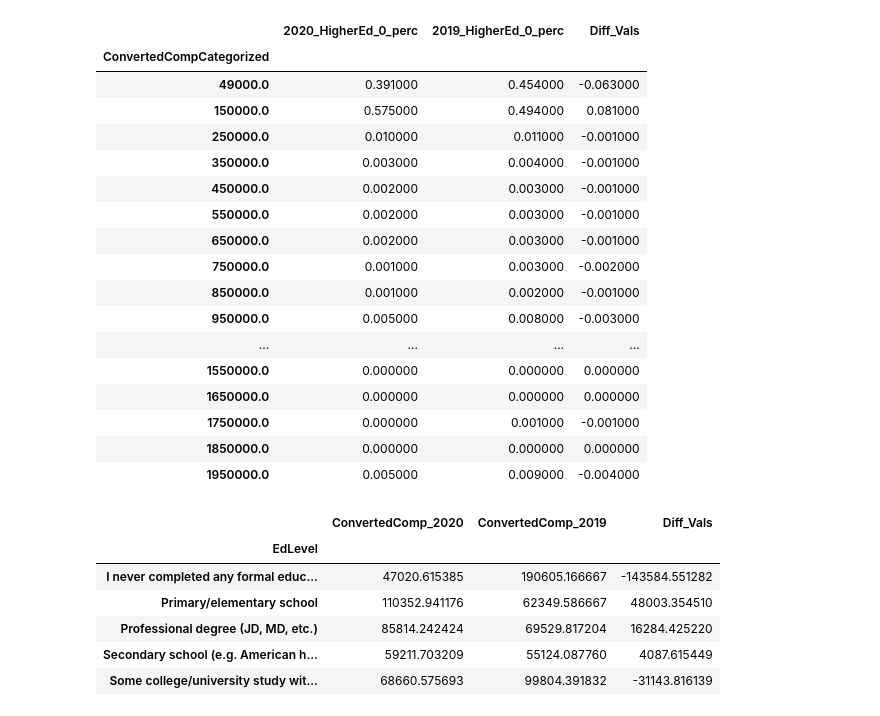
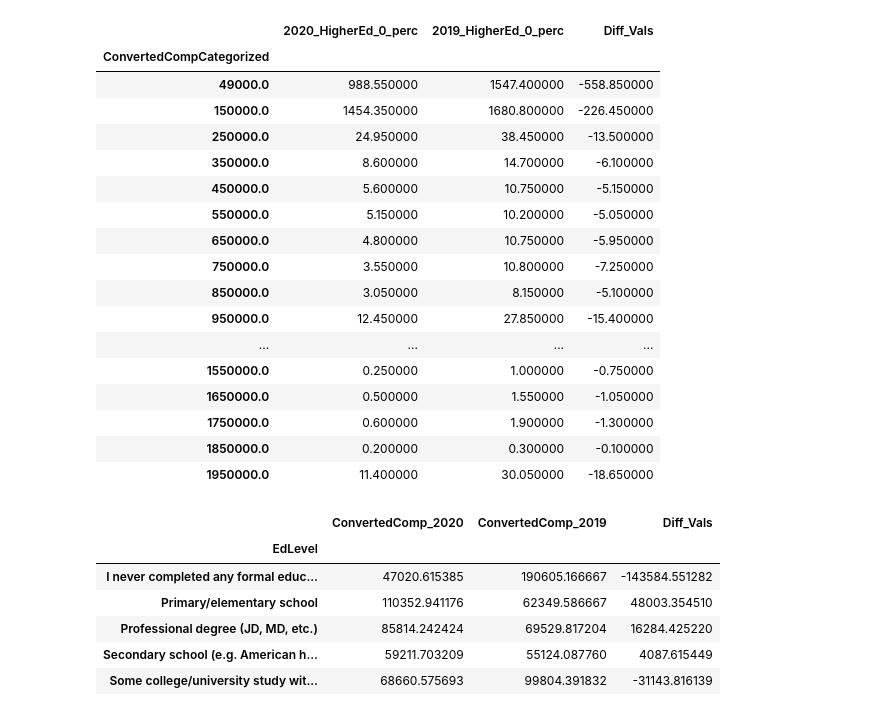
Before and after one commit to raminzohouri/stackoverflow_survey_analysis, a Jupyter notebook: src/compare_surveys.ipynb, the cells around one changed output. Drawn from its saved outputs; the diff is of its cells as text; code cells hidden in the pictures.

```diff
--- a/src/compare_surveys.ipynb
+++ b/src/compare_surveys.ipynb
@@ -181,8 +181,8 @@ d1_diff.plot(kind='bar',figsize=(20,10), title='Changes in using various type of
 # %%
-c, n = t.categorize_values_in_range(df19, 'ConvertedComp', 20);
+c, n = t.categorize_values_in_range(df19['ConvertedComp'], 20);
 df19[n]=c;
 comp_df19 =t.compare_multiple_choice_with_filter(df19, n, 'HigherEd', [0,1])
-c, n = t.categorize_values_in_range(df20, 'ConvertedComp', 20);
+c, n = t.categorize_values_in_range(df20['ConvertedComp'], 20);
 df20[n]=c;
 comp_df20 =t.compare_multiple_choice_with_filter(df20, n, 'HigherEd', [0,1])
 comp_df = t.compare_categorical_dataframes(comp_df20.HigherEd_1_perc, comp_df19.HigherEd_1_perc,'2020_HigherEd_1_perc','2019_HigherEd_1_perc')
@@ -209,31 +209,31 @@ comp_df.style.bar(subset=[comp_df.columns[-1]], align='mid', color=['#d65f5f', '
 # %%
-c, n = t.categorize_values_in_range(df19, 'ConvertedComp', 20);
+c, n = t.categorize_values_in_range(df19['ConvertedComp'], 20);
 df19[n]=c;
 comp_df19 =t.compare_multiple_choice_with_filter(df19, n, 'HigherEd', [0,1])
-c, n = t.categorize_values_in_range(df20, 'ConvertedComp', 20);
+c, n = t.categorize_values_in_range(df20['ConvertedComp'], 20);
 df20[n]=c;
 comp_df20 =t.compare_multiple_choice_with_filter(df20, n, 'HigherEd', [0,1])
 comp_df = t.compare_categorical_dataframes(comp_df20.HigherEd_0_perc, comp_df19.HigherEd_0_perc,'2020_HigherEd_0_perc','2019_HigherEd_0_perc')
 comp_df.style.bar(subset=[comp_df.columns[-1]], align='mid', color=['#d65f5f', '#5fba7d'])
 # %% [output]
 |  | 2020_HigherEd_0_perc | 2019_HigherEd_0_perc | Diff_Vals |
 | ConvertedCompCategorized |  |  |  |
-| 49000.0 | 0.391000 | 0.454000 | -0.063000 |
-| 150000.0 | 0.575000 | 0.494000 | 0.081000 |
-| 250000.0 | 0.010000 | 0.011000 | -0.001000 |
-| 350000.0 | 0.003000 | 0.004000 | -0.001000 |
-| 450000.0 | 0.002000 | 0.003000 | -0.001000 |
-| 550000.0 | 0.002000 | 0.003000 | -0.001000 |
-| 650000.0 | 0.002000 | 0.003000 | -0.001000 |
-| 750000.0 | 0.001000 | 0.003000 | -0.002000 |
-| 850000.0 | 0.001000 | 0.002000 | -0.001000 |
-| 950000.0 | 0.005000 | 0.008000 | -0.003000 |
+| 49000.0 | 988.550000 | 1547.400000 | -558.850000 |
+| 150000.0 | 1454.350000 | 1680.800000 | -226.450000 |
+| 250000.0 | 24.950000 | 38.450000 | -13.500000 |
+| 350000.0 | 8.600000 | 14.700000 | -6.100000 |
+| 450000.0 | 5.600000 | 10.750000 | -5.150000 |
+| 550000.0 | 5.150000 | 10.200000 | -5.050000 |
+| 650000.0 | 4.800000 | 10.750000 | -5.950000 |
+| 750000.0 | 3.550000 | 10.800000 | -7.250000 |
+| 850000.0 | 3.050000 | 8.150000 | -5.100000 |
+| 950000.0 | 12.450000 | 27.850000 | -15.400000 |
 | ... | ... | ... | ... |
-| 1550000.0 | 0.000000 | 0.000000 | 0.000000 |
-| 1650000.0 | 0.000000 | 0.000000 | 0.000000 |
-| 1750000.0 | 0.000000 | 0.001000 | -0.001000 |
-| 1850000.0 | 0.000000 | 0.000000 | 0.000000 |
-| 1950000.0 | 0.005000 | 0.009000 | -0.004000 |
+| 1550000.0 | 0.250000 | 1.000000 | -0.750000 |
+| 1650000.0 | 0.500000 | 1.550000 | -1.050000 |
+| 1750000.0 | 0.600000 | 1.900000 | -1.300000 |
+| 1850000.0 | 0.200000 | 0.300000 | -0.100000 |
+| 1950000.0 | 11.400000 | 30.050000 | -18.650000 |
 # %%
 d19=pd.DataFrame(df19.query("MainBranch == 'I am a developer by profession' and (Gender == 'Man' or Gender == 'Woman') and (YearsCodePro > '5' or YearsCodePro < '10')").groupby(['EdLevel']).mean()['ConvertedComp']).sort_index(axis=1,ascending=True)
 d20=pd.DataFrame(df20.query("MainBranch == 'I am a developer by profession' and (Gender == 'Man' or Gender == 'Woman') and (YearsCodePro > '5' or YearsCodePro < '10')").groupby(['EdLevel']).mean()['ConvertedComp']).sort_index(axis=1,ascending=True)
```
Also changed, not shown: parts of 16 cells of this notebook, 14 other files.
